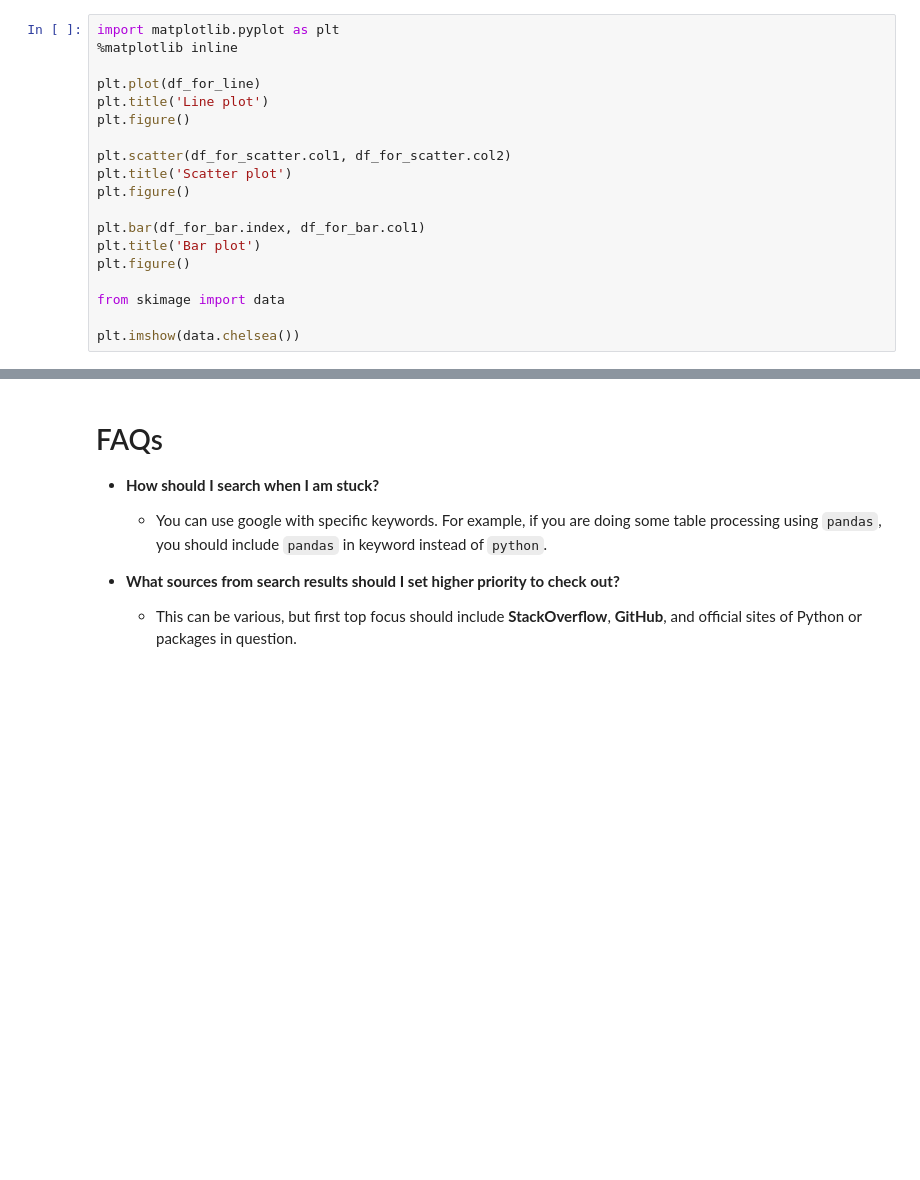
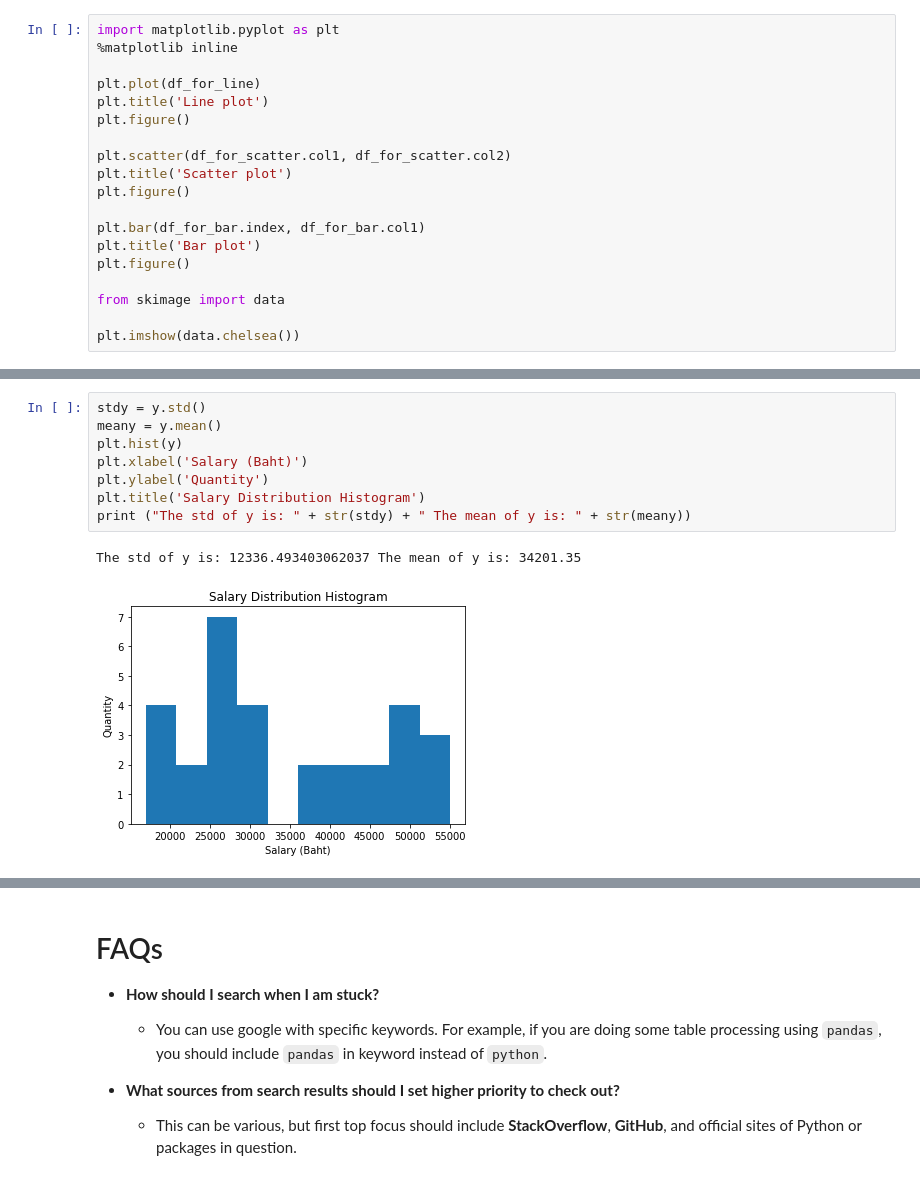
Before and after one commit to aimlabmu/labclass-v2, a Jupyter notebook: Introduction to Python.ipynb, the cells around one changed output, grey strips where cells are left out. Cells and saved outputs as stored; diff of their text form; blank space fills up the shorter version.

```diff
--- a/Introduction to Python.ipynb
+++ b/Introduction to Python.ipynb
@@ -349,0 +370,11 @@ plt.imshow(data.chelsea())
+# %%
+stdy = y.std()
+meany = y.mean()
+plt.hist(y)
+plt.xlabel('Salary (Baht)')
+plt.ylabel('Quantity')
+plt.title('Salary Distribution Histogram')
+print ("The std of y is: " + str(stdy) + " The mean of y is: " + str(meany))
+# %% [output]
+The std of y is: 12336.493403062037 The mean of y is: 34201.35
+[figure, added]
```
Also changed, not shown: parts of 13 cells of this notebook, 5 other files.
